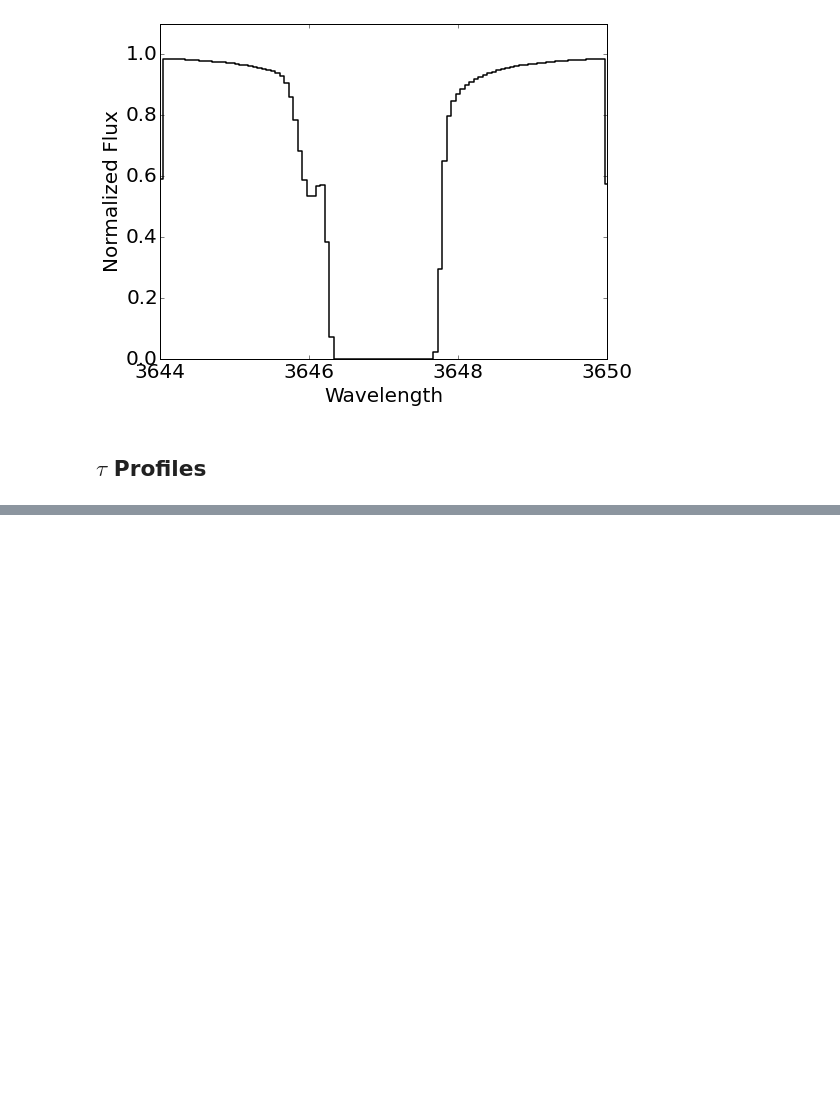
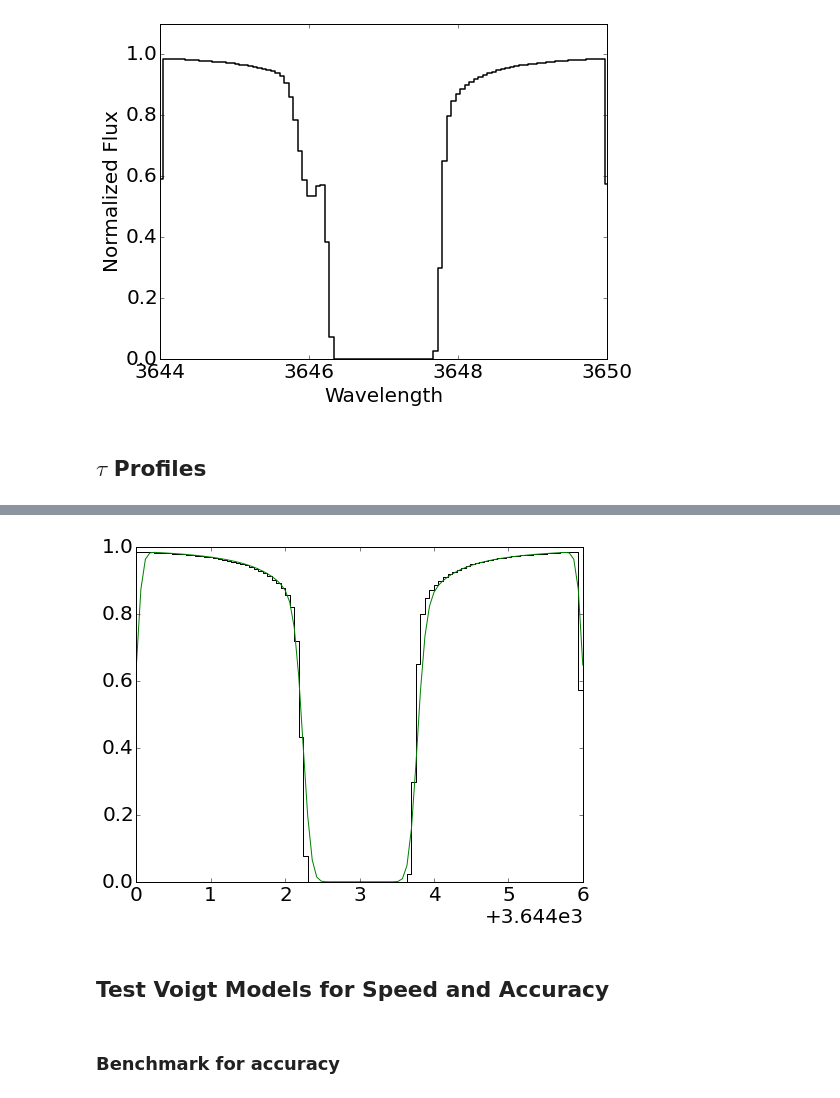
Before and after one commit to linetools/linetools, a Jupyter notebook: docs/examples/Voigt_examples.ipynb, the cells around one changed output, grey strips where cells are left out. Saved outputs shown, nothing was run; the diff lists cells and outputs as text; code cells hidden in the pictures; blank space fills up the shorter version.

```diff
--- a/docs/examples/Voigt_examples.ipynb
+++ b/docs/examples/Voigt_examples.ipynb
@@ -108,0 +123,11 @@ xdb.xplot(tau)
+# %%
+reload(lav)
+fitvoigt = lav.single_voigt_model(logN=abslin.attrib['N'],b=abslin.attrib['b'].value,
+                                z=abslin.attrib['z'], wrest=abslin.wrest.value,
+                                gamma=abslin.data['gamma'].value, f=abslin.data['f'],
+                                 fwhm=3.)
+# %%
+fitter = fitting.LevMarLSQFitter()
+# %%
+p = fitter(fitvoigt,wave.value,vmodel2.flux.value,weights=1./(np.ones(len(wave))*0.1))
+print(p)
@@ -108,0 +143,12 @@ xdb.xplot(tau)
+# %%
+#
+plt.clf()
+plt.plot(wave, vmodel2.flux, 'k-',drawstyle='steps')
+plt.plot(wave,p(wave.value), 'g-')
+#xdb.xplot(wave,model.flux,p(wave.value))
+plt.show()
+plt.close()
+# %% [output]
+[figure, added]
+# %% [markdown]
+## Test Voigt Models for Speed and Accuracy
@@ -108,0 +157,2 @@ xdb.xplot(tau)
+# %% [markdown]
+### Benchmark for accuracy
```
Also changed, not shown: parts of 24 cells of this notebook.
